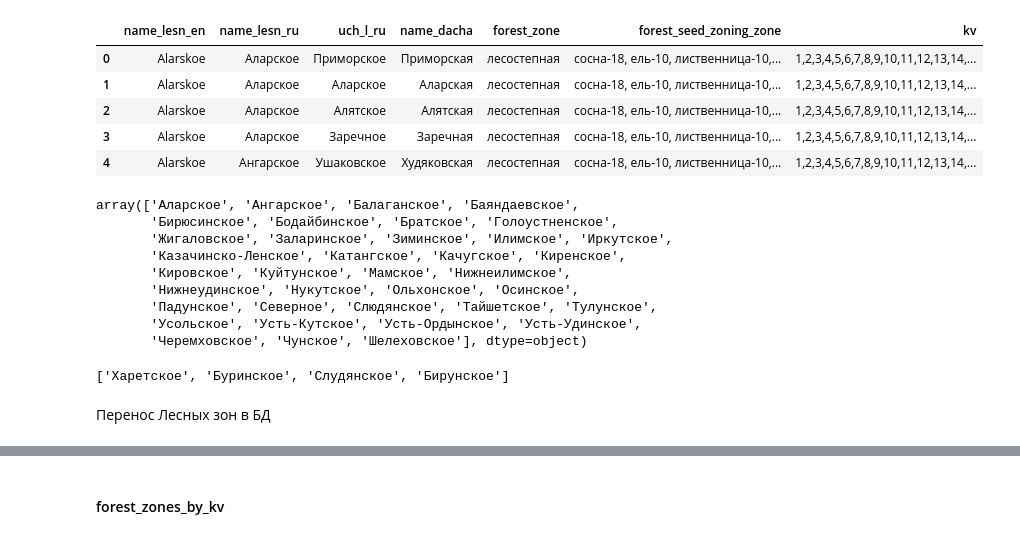
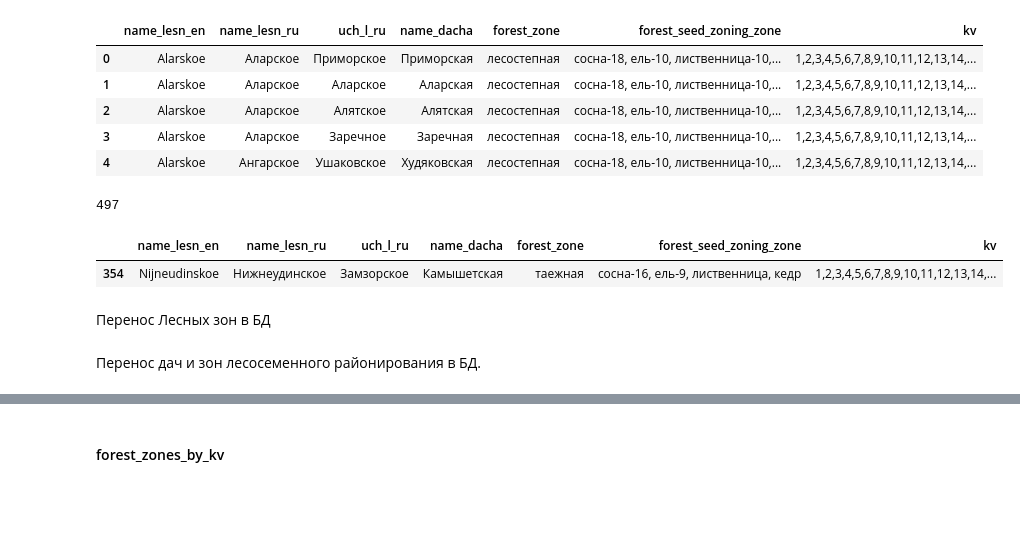
Before and after one commit to Nickitarius/Forest_Fires_Data_Visualisation, a Jupyter notebook: app/data_transfer.ipynb, the cells around one changed output, grey strips where cells are left out. Drawn from its saved outputs; the diff is of its cells as text; code cells hidden in the pictures; blank space fills up the shorter version.

```diff
--- a/app/data_transfer.ipynb
+++ b/app/data_transfer.ipynb
@@ -403,25 +534,19 @@ forest_zones_df.head()
 | 2 | Alarskoe | Аларское | Алятское | Алятская | лесостепная | сосна-18, ель-10, лиственница-10,... | 1,2,3,4,5,6,7,8,9,10,11,12,13,14,... |
 | 3 | Alarskoe | Аларское | Заречное | Заречная | лесостепная | сосна-18, ель-10, лиственница-10,... | 1,2,3,4,5,6,7,8,9,10,11,12,13,14,... |
 | 4 | Alarskoe | Ангарское | Ушаковское | Худяковская | лесостепная | сосна-18, ель-10, лиственница-10,... | 1,2,3,4,5,6,7,8,9,10,11,12,13,14,... |
-# %%
-u37 = forest_zones_df.name_lesn_ru.unique()
-u37
-# %% [output]
-array(['Аларское', 'Ангарское', 'Балаганское', 'Баяндаевское',
-       'Бирюсинское', 'Бодайбинское', 'Братское', 'Голоустненское',
-       'Жигаловское', 'Заларинское', 'Зиминское', 'Илимское', 'Иркутское',
-       'Казачинско-Ленское', 'Катангское', 'Качугское', 'Киренское',
-       'Кировское', 'Куйтунское', 'Мамское', 'Нижнеилимское',
-       'Нижнеудинское', 'Нукутское', 'Ольхонское', 'Осинское',
-       'Падунское', 'Северное', 'Слюдянское', 'Тайшетское', 'Тулунское',
-       'Усольское', 'Усть-Кутское', 'Усть-Ордынское', 'Усть-Удинское',
-       'Черемховское', 'Чунское', 'Шелеховское'], dtype=object)
-# %%
-list(set(u39.tolist()) - set(u37.tolist()))
-# %% [output]
-['Харетское', 'Буринское', 'Слудянское', 'Бирунское']
+# %%
+len(forest_zones_df.name_dacha.unique())
+# %% [output]
+497
+# %%
+forest_zones_df[forest_zones_df.name_dacha=='Камышетская']
+# %% [output]
+|  | name_lesn_en | name_lesn_ru | uch_l_ru | name_dacha | forest_zone | forest_seed_zoning_zone | kv |
+| 354 | Nijneudinskoe | Нижнеудинское | Замзорское | Камышетская | таежная | сосна-16, ель-9, лиственница, кедр | 1,2,3,4,5,6,7,8,9,10,11,12,13,14,... |
 # %% [markdown]
 Перенос Лесных зон в БД
+# %% [markdown]
+Перенос дач и зон лесосеменного районирования в БД.
 # %%
 fzdb = select(ForestZone)
 
```
Also changed, not shown: parts of 41 cells of this notebook, 1 other file.
